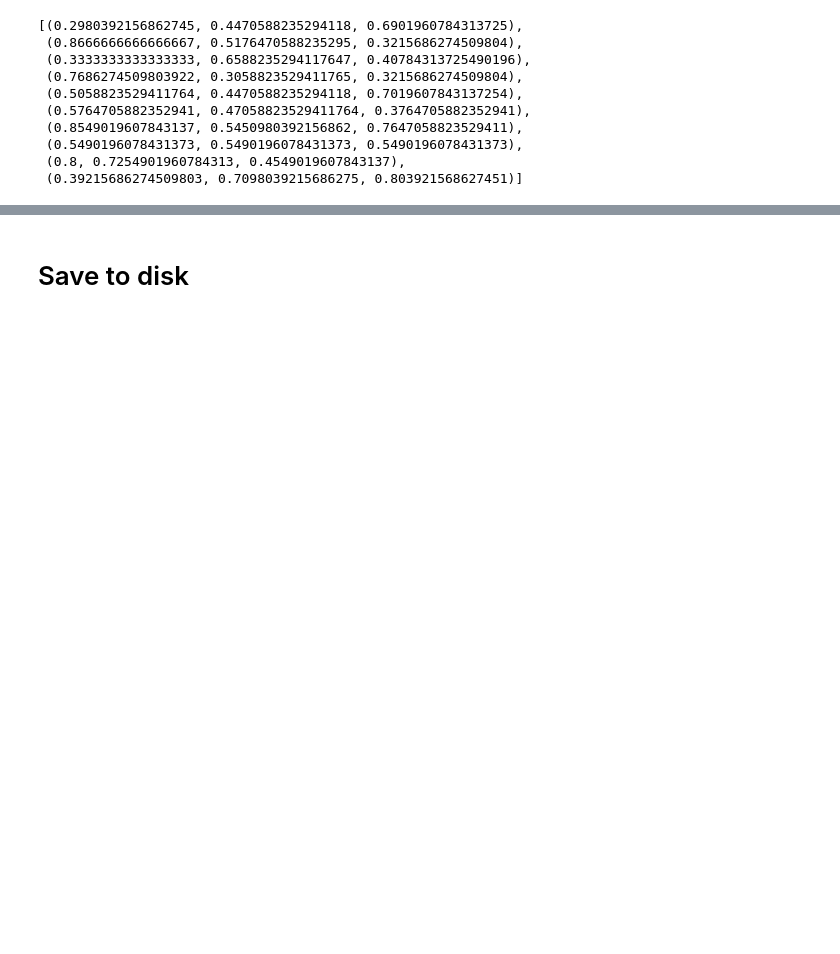
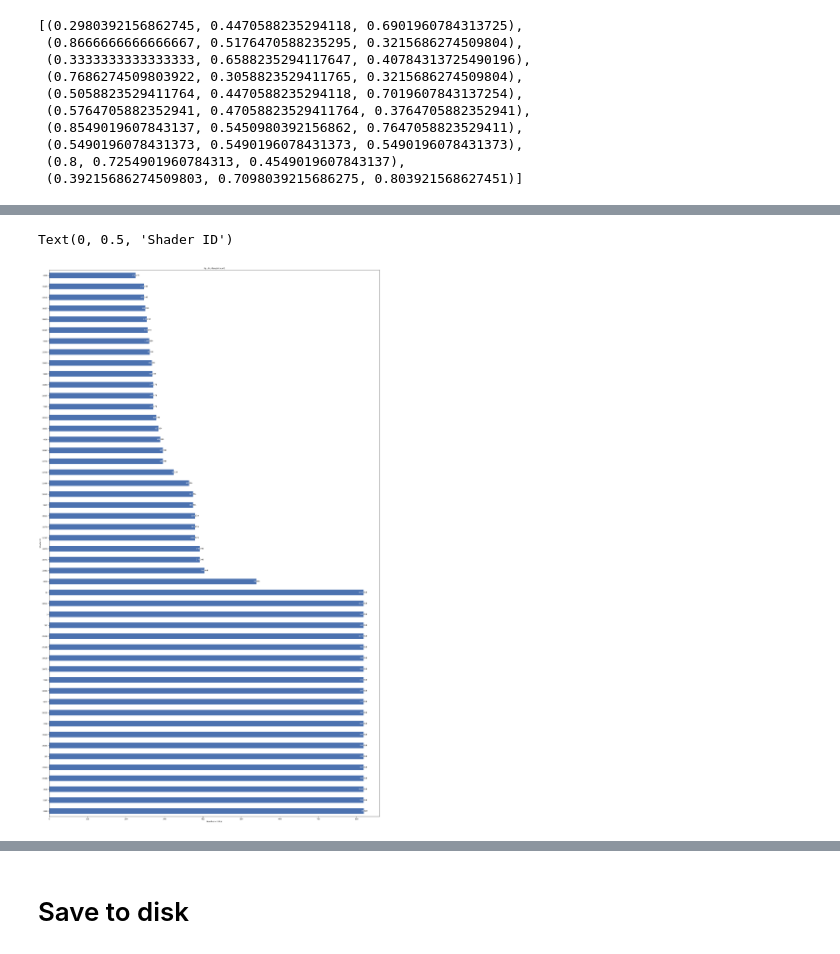
Before and after one commit to yudshj/WebGL-Empirical-Study-new, a Jupyter notebook: 3-4.AnalyzeRaf/1_analyze_raf.ipynb, the cells around one changed output, grey strips where cells are left out. Saved outputs shown, nothing was run; the diff lists cells and outputs as text; code cells hidden in the pictures; blank space fills up the shorter version.

```diff
--- a/3-4.AnalyzeRaf/1_analyze_raf.ipynb
+++ b/3-4.AnalyzeRaf/1_analyze_raf.ipynb
@@ -76,0 +253,20 @@ df_traces.rename(columns={'gl_info': 'gl_info_raf'}, inplace=True)
+# %%
+tmp = df_source_count.sort_values('url', ascending=False).head(50)
+bar = tmp['url'].plot(kind='barh', figsize=(30, 50))
+# bar = sns.barplot(x='url_count', y='index', hue='type', data=tmp, orient='h')
+# label length on top of bar
+for rect, url_count, length in zip(bar.patches,tmp['url'],tmp['frame.context.program.shader.sourceLength']):
+    bar.annotate(f'{url_count}',
+                    (rect.get_width(), rect.get_y() + rect.get_height() / 2),
+                    ha='left', va='center')
+    bar.annotate(f'{length}',
+                    (rect.get_width(), rect.get_y() + rect.get_height() / 2),
+                    ha='right', va='center', color='white')
+
+# plt.figure(figsize=(30, 50))
+plt.title("By URL (length/count)")
+plt.xlabel('Number of URLs')
+plt.ylabel('Shader ID')
+# %% [output]
+Text(0, 0.5, 'Shader ID')
+[figure, added]
```
Also changed, not shown: parts of 31 cells of this notebook, 1 other file.
